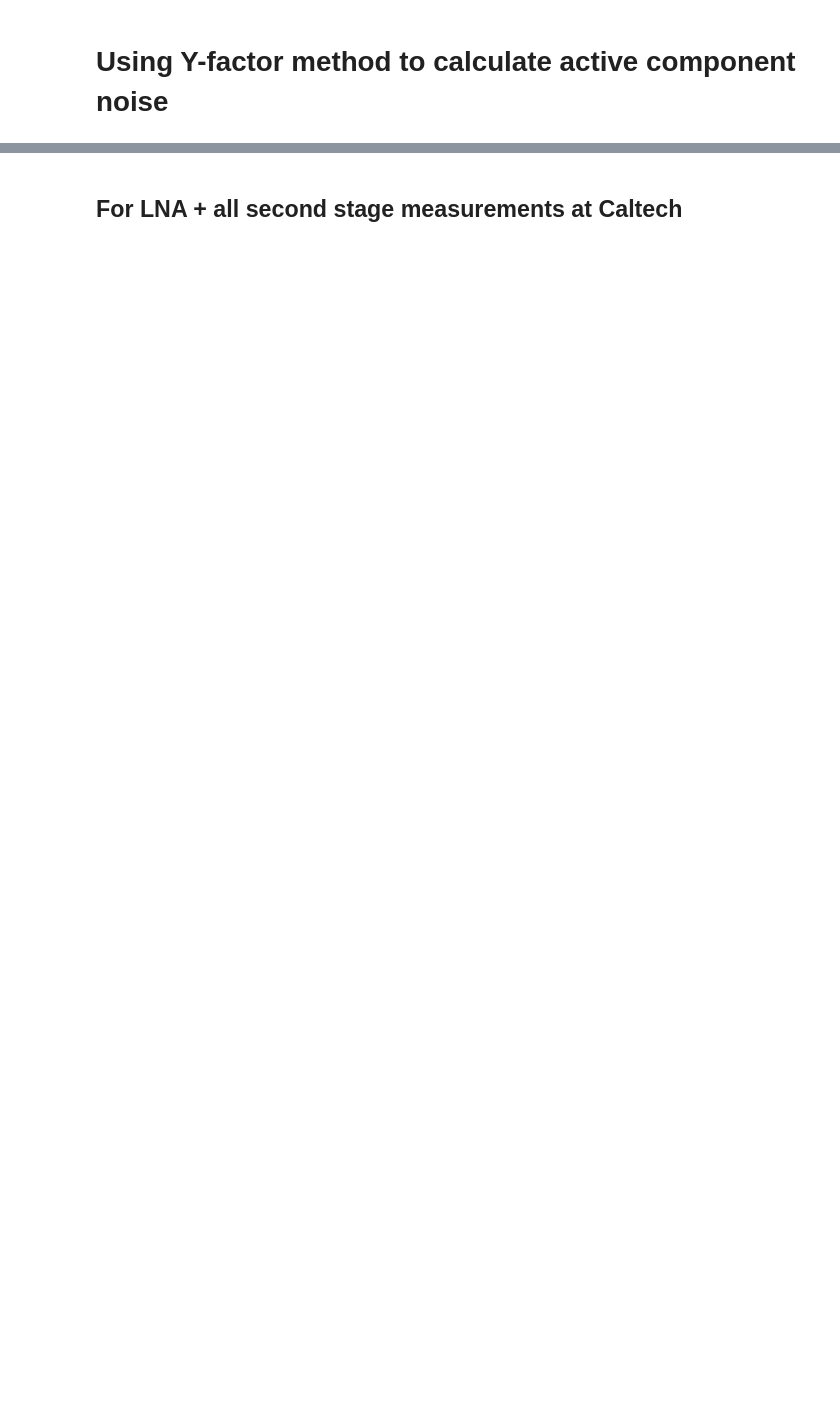
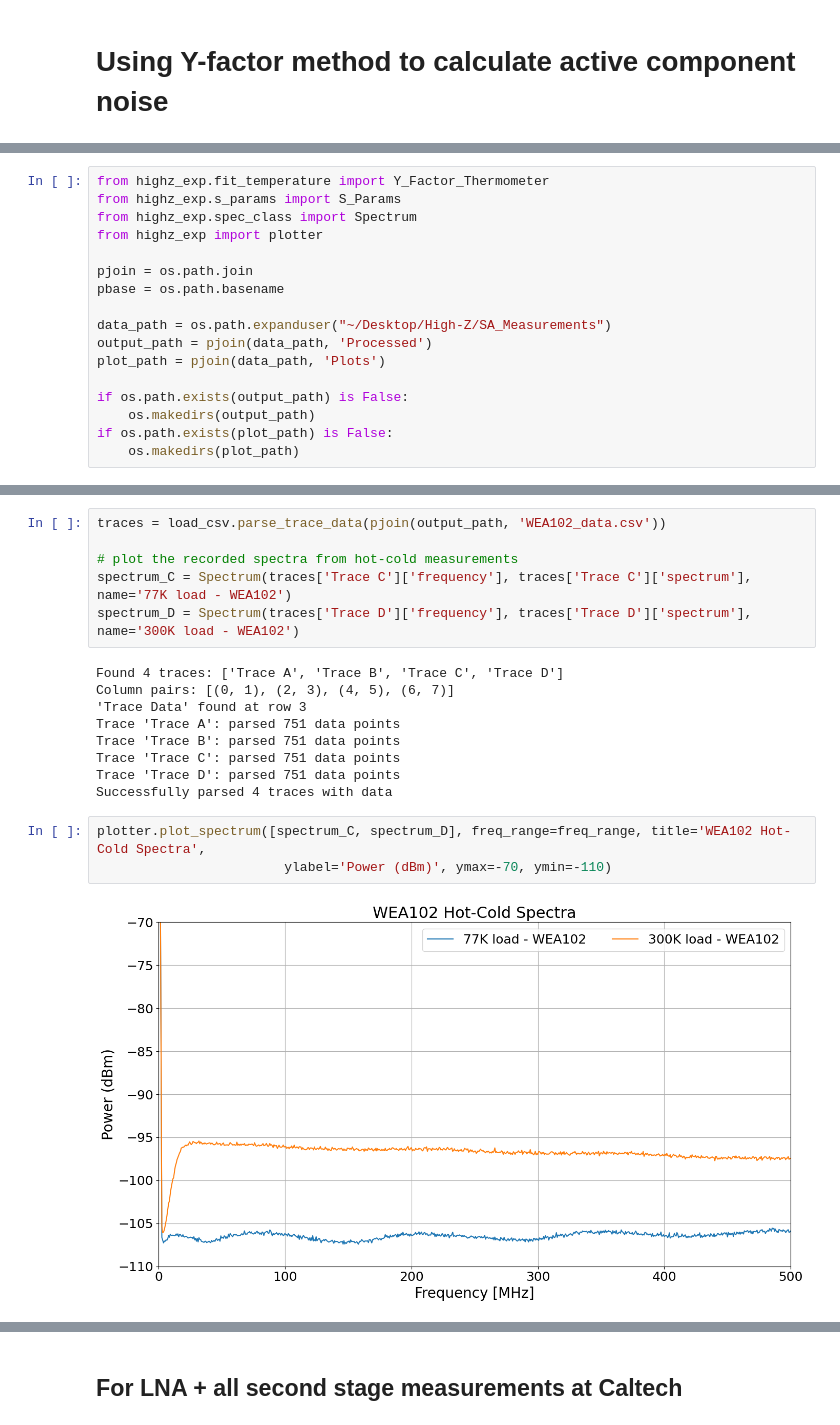
Before and after one commit to alhosani-abdulla/Highz-EXP, a Jupyter notebook: notebooks/Y_factor.ipynb, the cells around one changed output, grey strips where cells are left out. Saved outputs shown, nothing was run; the diff lists cells and outputs as text; blank space fills up the shorter version.

```diff
--- a/notebooks/Y_factor.ipynb
+++ b/notebooks/Y_factor.ipynb
@@ -29,3 +7,20 @@ plot_path = '/content/drive/Shareddrives/jbp Research/high-z (CMU)/Calibration/P
+# %%
+from highz_exp.fit_temperature import Y_Factor_Thermometer
+from highz_exp.s_params import S_Params
+from highz_exp.spec_class import Spectrum
+from highz_exp import plotter
+
+pjoin = os.path.join
+pbase = os.path.basename
+
+data_path = os.path.expanduser("~/Desktop/High-Z/SA_Measurements")
+output_path = pjoin(data_path, 'Processed')
+plot_path = pjoin(data_path, 'Plots')
+
+if os.path.exists(output_path) is False:
+    os.makedirs(output_path)
+if os.path.exists(plot_path) is False:
+    os.makedirs(plot_path)
 # %%
 # define macros
 # nchannels = 4
@@ -45,0 +56,20 @@ LEGEND = ['6" shorted', "8' cable open",'Black body','Ambient temperature load',
+# %%
+traces = load_csv.parse_trace_data(pjoin(output_path, 'WEA102_data.csv'))
+
+# plot the recorded spectra from hot-cold measurements
+spectrum_C = Spectrum(traces['Trace C']['frequency'], traces['Trace C']['spectrum'], name='77K load - WEA102')
+spectrum_D = Spectrum(traces['Trace D']['frequency'], traces['Trace D']['spectrum'], name='300K load - WEA102')
+# %% [output]
+Found 4 traces: ['Trace A', 'Trace B', 'Trace C', 'Trace D']
+Column pairs: [(0, 1), (2, 3), (4, 5), (6, 7)]
+'Trace Data' found at row 3
+Trace 'Trace A': parsed 751 data points
+Trace 'Trace B': parsed 751 data points
+Trace 'Trace C': parsed 751 data points
+Trace 'Trace D': parsed 751 data points
+Successfully parsed 4 traces with data
+# %%
+plotter.plot_spectrum([spectrum_C, spectrum_D], freq_range=freq_range, title='WEA102 Hot-Cold Spectra',
+                        ylabel='Power (dBm)', ymax=-70, ymin=-110)
+# %% [output]
+[figure, added]
```
Also changed, not shown: parts of 11 cells of this notebook, 5 other files.
